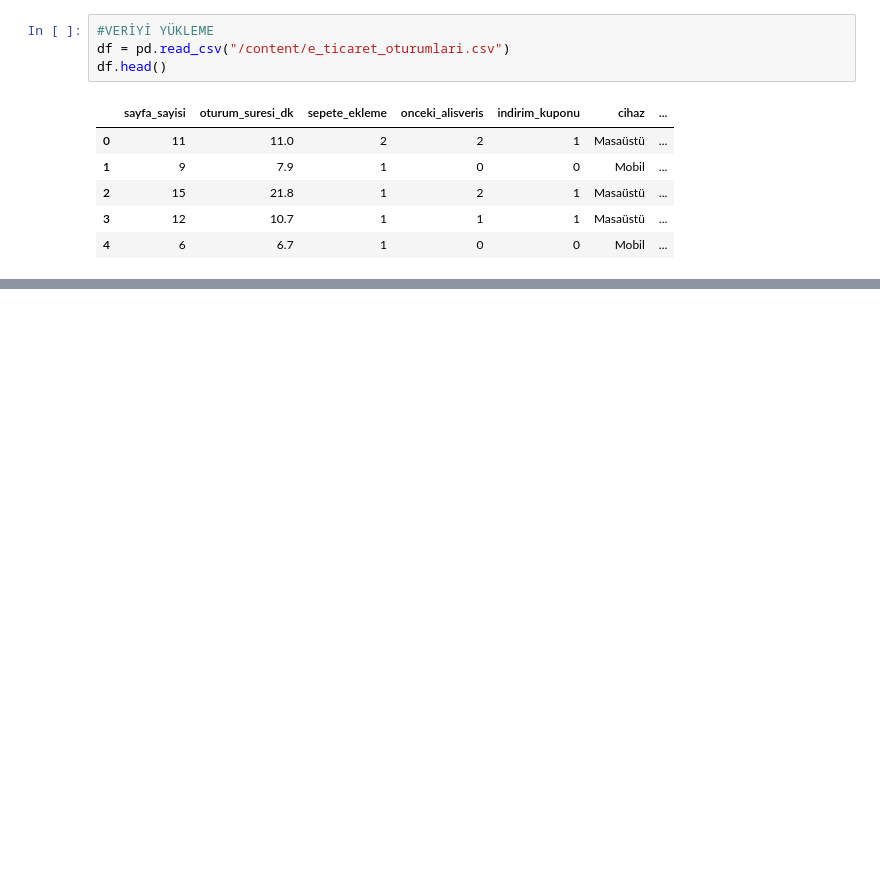
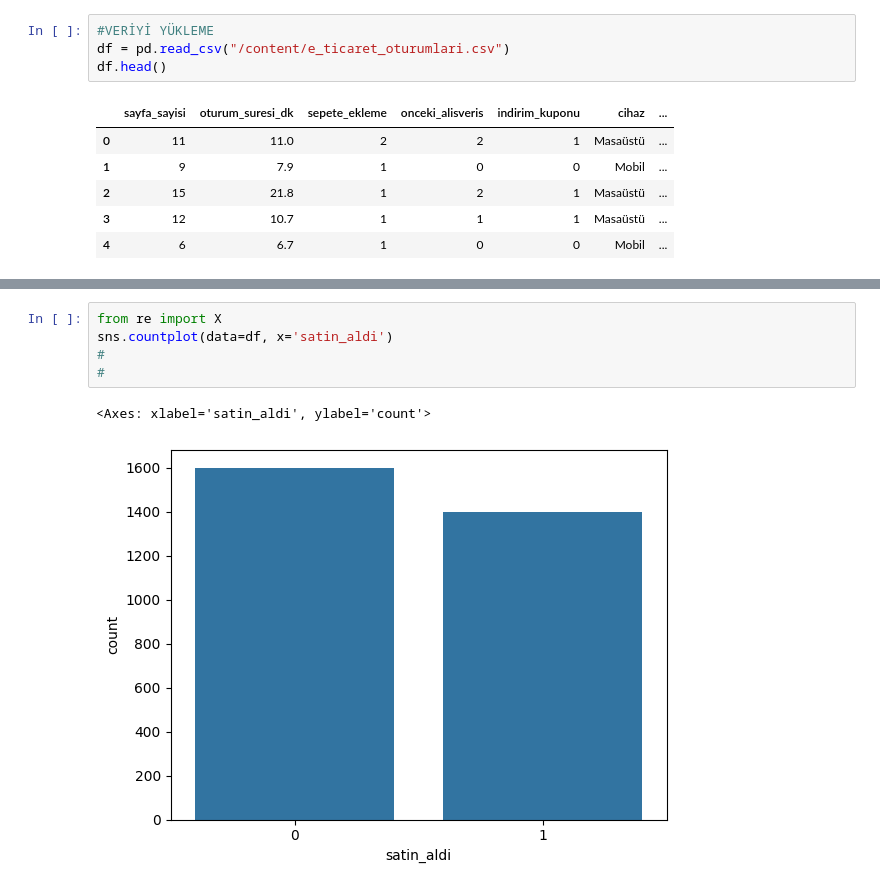
Before and after one commit to europecodingschool/ECS---VB---YZ---08.26, a Jupyter notebook: VB_YZ_Ders_21_.ipynb, the cells around one changed output, grey strips where cells are left out. Saved outputs shown, nothing was run; the diff lists cells and outputs as text; blank space fills up the shorter version.

```diff
--- a/VB_YZ_Ders_21_.ipynb
+++ b/VB_YZ_Ders_21_.ipynb
@@ -46,0 +105,8 @@ df.head()
+# %%
+from re import X
+sns.countplot(data=df, x='satin_aldi')
+#
+#
+# %% [output]
+<Axes: xlabel='satin_aldi', ylabel='count'>
+[figure, added]
```
Also changed, not shown: parts of 14 cells of this notebook.
